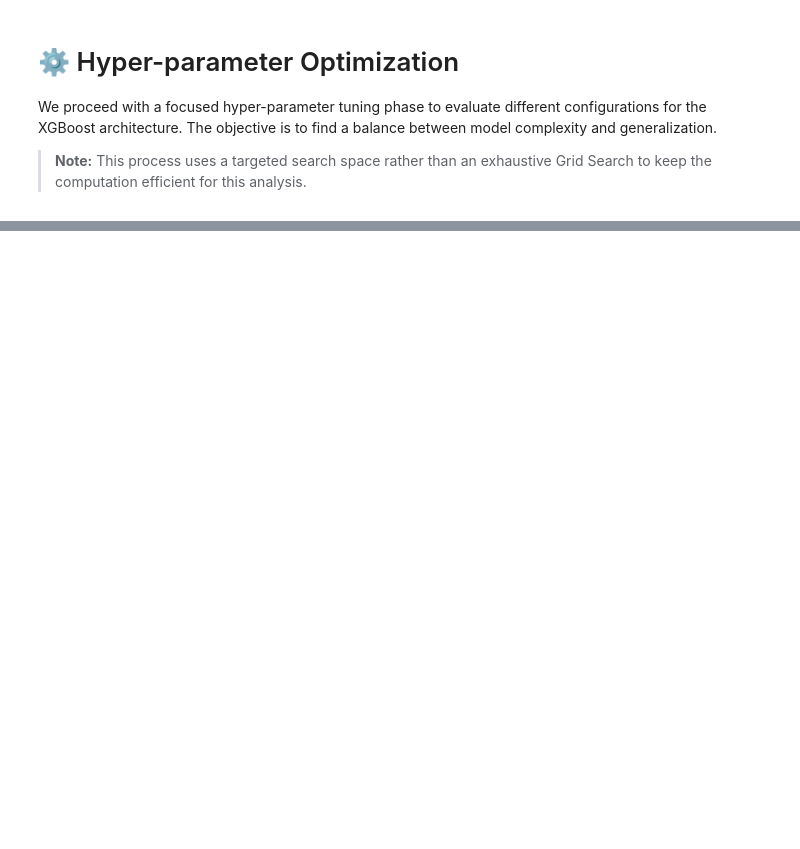
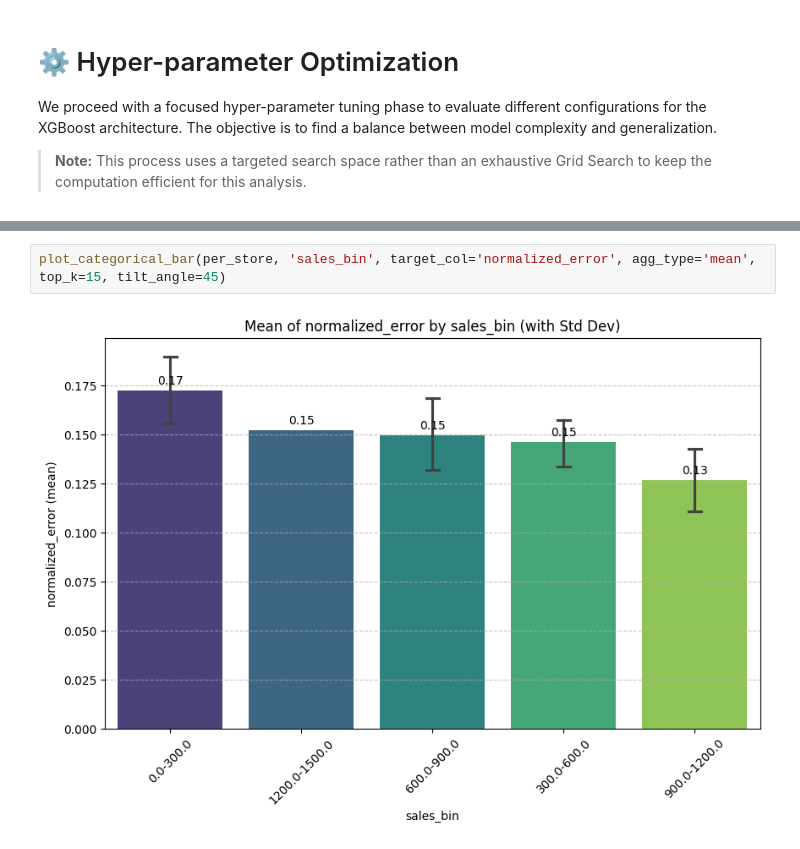
Before and after one commit to ohausner/SalesPrediction, a Jupyter notebook: main_notebook.ipynb, the cells around one changed output, grey strips where cells are left out. Drawn from its saved outputs; the diff is of its cells as text; blank space fills up the shorter version.

```diff
--- a/main_notebook.ipynb
+++ b/main_notebook.ipynb
@@ -1400,0 +1544,4 @@ MAE: 70.59490476376786
+# %%
+plot_categorical_bar(per_store, 'sales_bin', target_col='normalized_error', agg_type='mean', top_k=15, tilt_angle=45)
+# %% [output]
+[figure, added]
```
Also changed, not shown: parts of 43 cells of this notebook.
